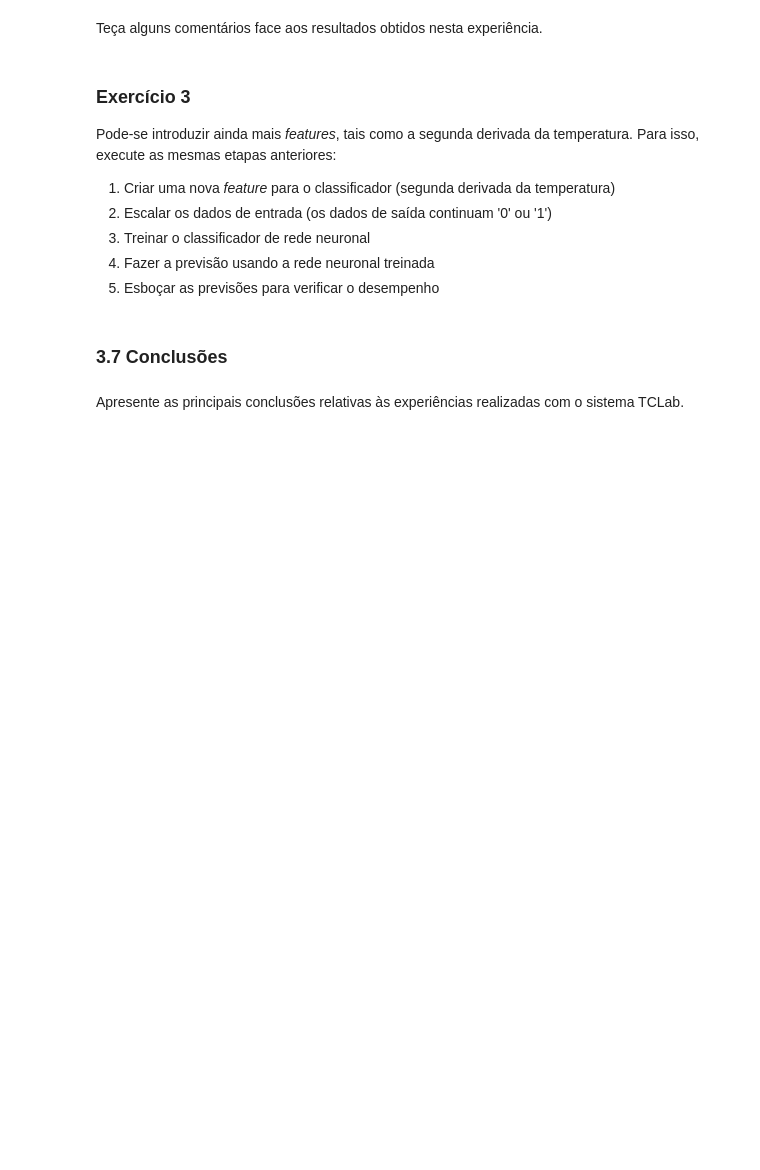
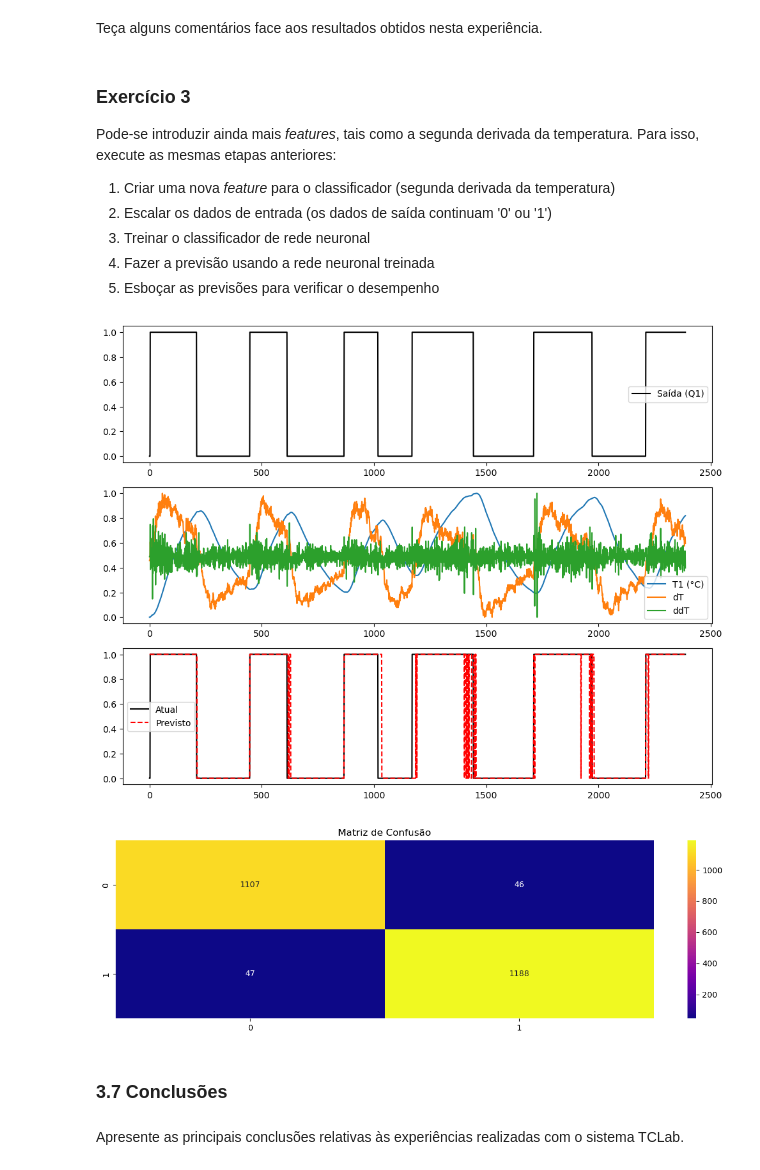
Before and after one commit to 1221025/SISCA-Gui-o-4, a Jupyter notebook: Lab_Redes_Neuronais.ipynb, the cells around one changed output. Drawn from its saved outputs; the diff is of its cells as text; code cells hidden in the pictures; blank space fills up the shorter version.

```diff
--- a/Lab_Redes_Neuronais.ipynb
+++ b/Lab_Redes_Neuronais.ipynb
@@ -850,3 +848,80 @@ Pode-se introduzir ainda mais _features_, tais como a segunda derivada da temper
+# %%
+# -----------------------------------------
+# EXERCÍCIO 3 – Treino com 2ª derivada
+# -----------------------------------------
+
+from sklearn.neural_network import MLPClassifier
+from sklearn.preprocessing import MinMaxScaler
+from sklearn import metrics
+import seaborn as sns
+import matplotlib.pyplot as plt
+
+# 1. Criar as derivadas
+train['dT'] = train['T1_ave'].diff()       # 1ª derivada
+train['ddT'] = train['dT'].diff()          # 2ª derivada
+
+# Remover valores NAN
+train.dropna(inplace=True)
+train.reset_index(drop=True, inplace=True)
+
+# 2. Construir matriz de entrada X com 3 features
+Xtrain = np.array(train[['T1_ave', 'dT', 'ddT']])
+
+# Saída (Q1)
+ytrain = np.array(train[['Q1']]).ravel()
+
+# 3. Escalar dados
+scaler = MinMaxScaler()
+Xtrain_s = scaler.fit_transform(Xtrain)
+
+# 4. Criar rede neuronal
+clf = MLPClassifier(
+    solver='adam',
+    alpha=1e-5,
+    max_iter=300,
+    activation='relu',
+    hidden_layer_sizes=(10, 30, 10),
+    random_state=1,
+    shuffle=True
+)
+
+# Treino
+clf.fit(Xtrain_s, ytrain)
+
+# Previsão
+yp = clf.predict(Xtrain_s)
+train['NN_prev'] = yp
+
+# -----------------------------------------
+# GRÁFICOS
+# -----------------------------------------
+plt.figure(figsize=(10,10))
+
+plt.subplot(4,1,1)
+plt.plot(ytrain, 'k-', label='Saída (Q1)')
+plt.legend()
+
+plt.subplot(4,1,2)
+plt.plot(Xtrain_s, label=['T1 (°C)', 'dT', 'ddT'])
+plt.legend()
+
+plt.subplot(4,1,3)
+plt.plot(train['Q1'], 'k-', label='Atual')
+plt.plot(train['NN_prev'], 'r--', label='Previsto')
+plt.legend()
+
+plt.tight_layout()
+plt.show()
+
+# MATRIZ DE CONFUSÃO
+plt.figure(figsize=(15,4))
+confusion = metrics.confusion_matrix(yp, ytrain)
+sns.heatmap(confusion, annot=True, cmap='plasma', fmt='g')
+plt.title("Matriz de Confusão")
+plt.show()
+# %% [output]
+[figure, added]
+[figure, added]
 # %% [markdown]
 <a name="3.7"></a>
 ### 3.7 Conclusões
```
Also changed, not shown: parts of 2 cells of this notebook.
